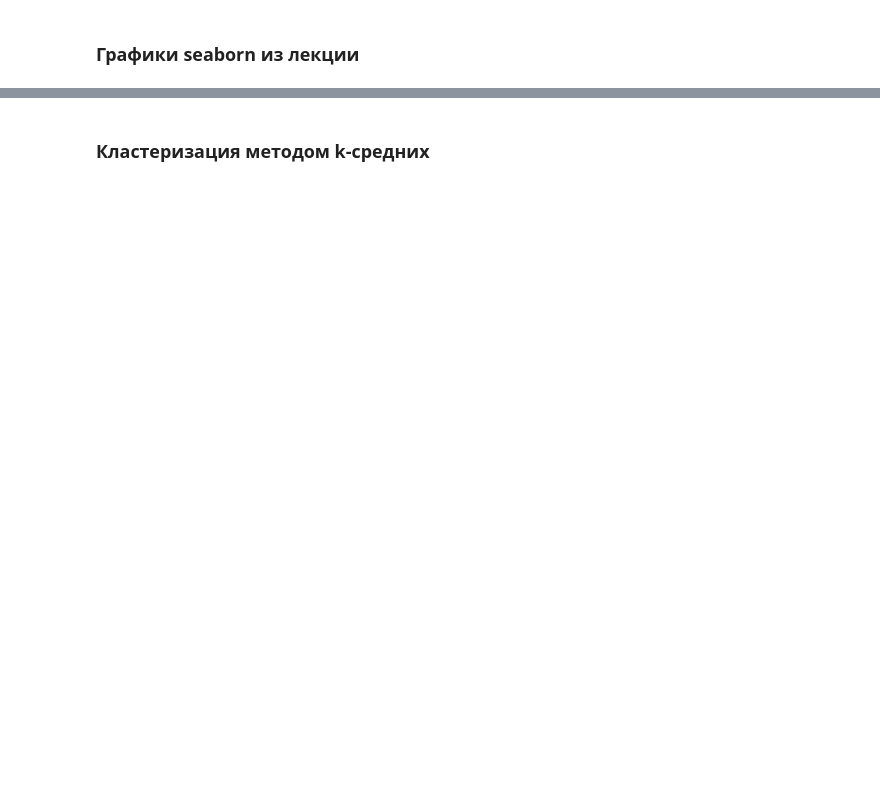
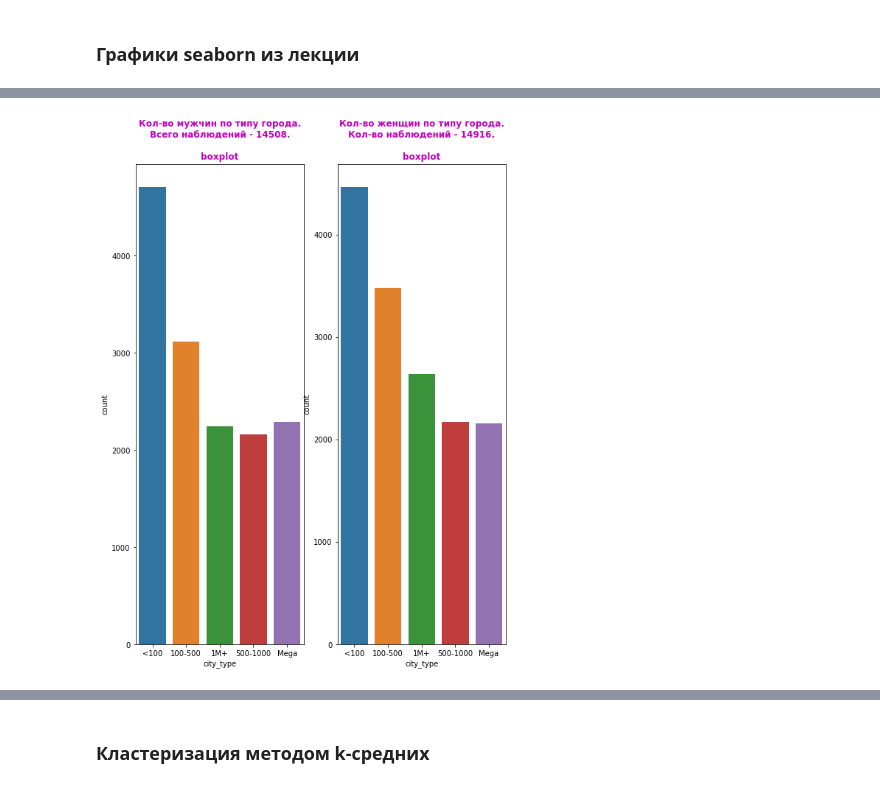
Before and after one commit to ViktorKrasnorutskiy/Sber_homework_lecture_2, a Jupyter notebook: homework_clusters.ipynb, the cells around one changed output, grey strips where cells are left out. Drawn from its saved outputs; the diff is of its cells as text; code cells hidden in the pictures; blank space fills up the shorter version.

```diff
--- a/homework_clusters.ipynb
+++ b/homework_clusters.ipynb
@@ -189,22 +213,24 @@ ax[1].set_title('Без экстримально больших значений
 # %%
 df_vis = df.copy()
 fig, ax = plt.subplots(1,2)
 
 df_vis_males = df[df_vis.gender == "М"]
 df_vis_females = df[df_vis.gender == "F"]
 city_order = list(df_vis.city_type.unique())
 
 sns.countplot(df_vis_males['city_type'], order = city_order, ax=ax[0]);
 ax[0].set_title('Кол-во мужчин по типу города.\n'\
                 f'Всего наблюдений - {df_vis_males.shape[0]}.\n\n'\
                 'boxplot',
-                size=12, color='m');
+                size=12, color='m', weight='bold');
 
 sns.countplot(df_vis_females['city_type'], order = city_order, ax=ax[1]);
 ax[1].set_title(f'Кол-во женщин по типу города.\n'\
-                'Кол-во наблюдений - {df_vis_females.shape[0]}.\n\n'\
+                f'Кол-во наблюдений - {df_vis_females.shape[0]}.\n\n'\
                 'boxplot',
                 size=12, color='m', weight='bold');
+# %% [output]
+[figure, added]
 # %%
 df_vis = df.copy()
 
```
Also changed, not shown: parts of 21 cells of this notebook.
